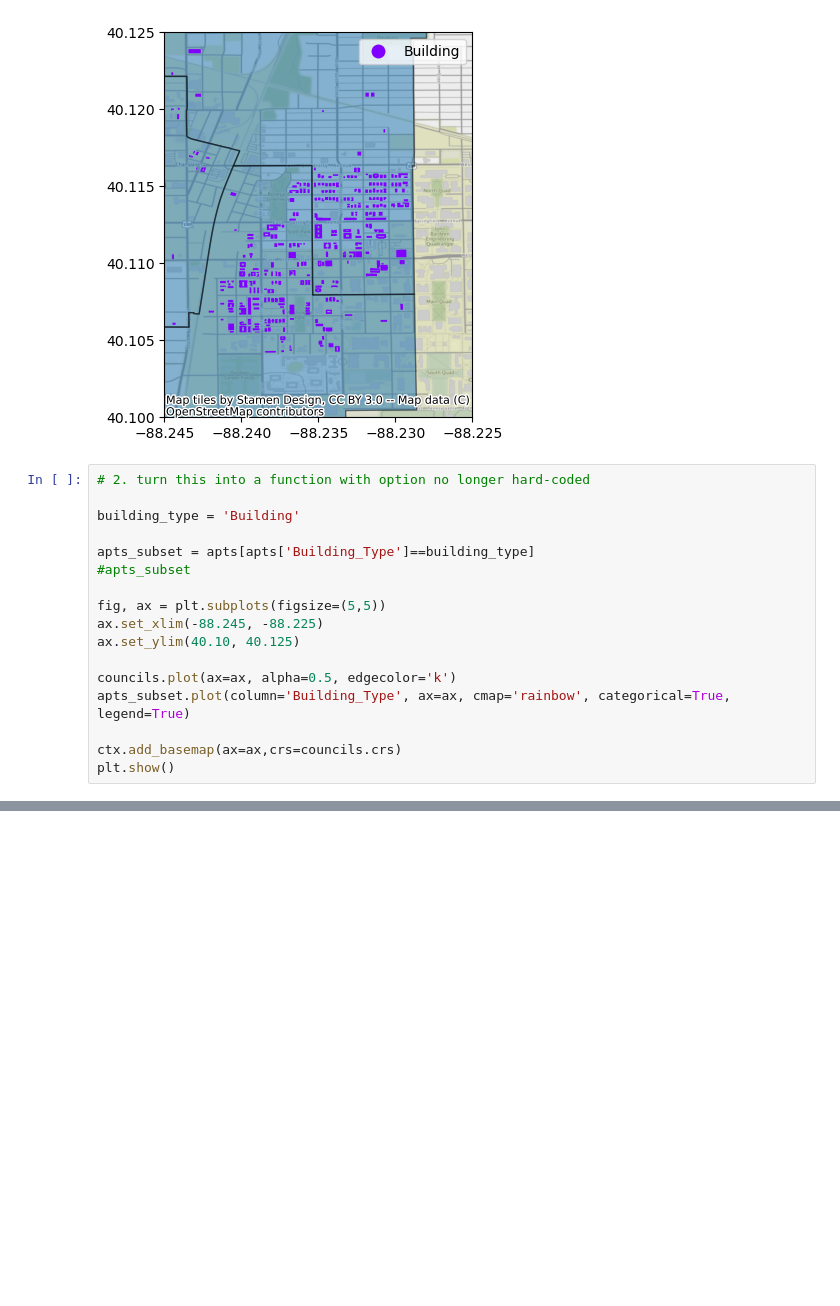
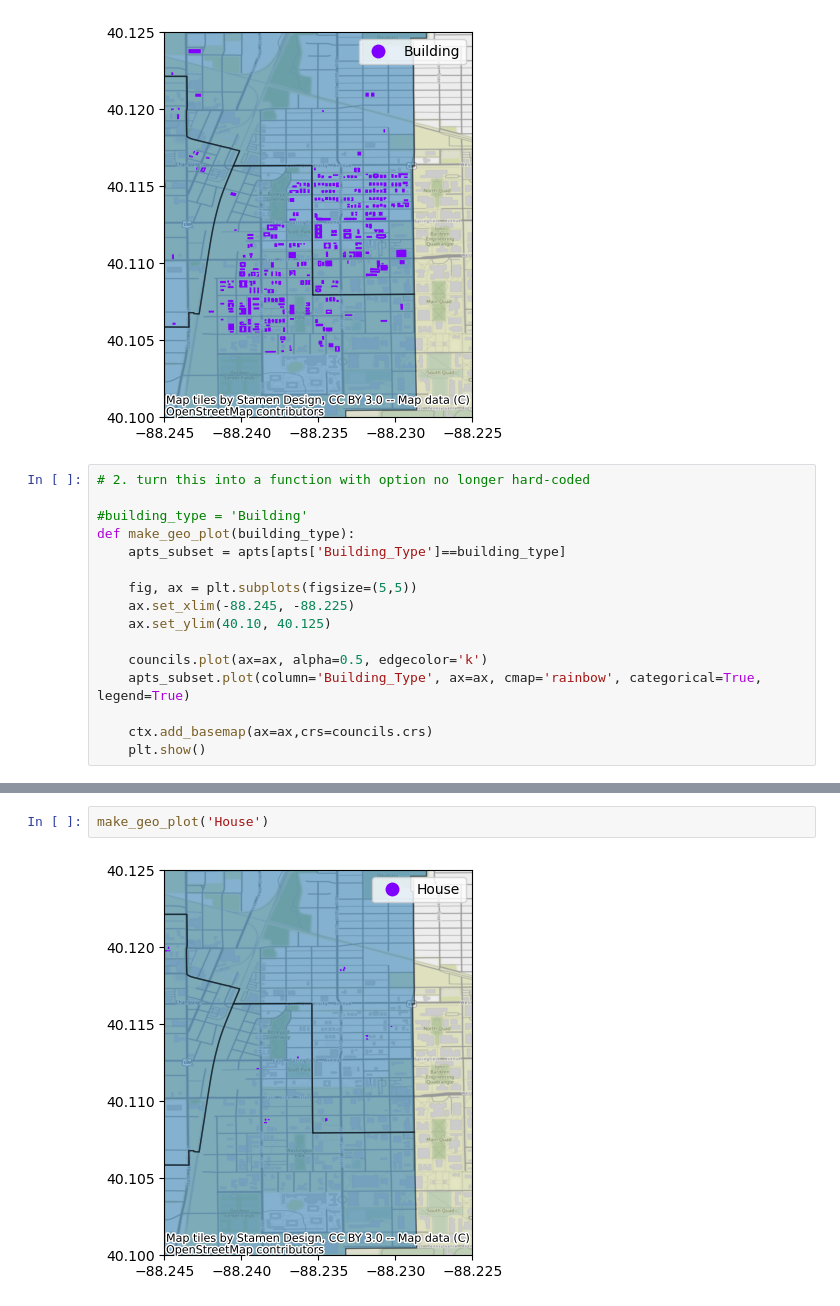
Before and after one commit to UIUC-iSchool-DataViz/is445_bcubcg_fall2022, a Jupyter notebook: week07/inClass_week07.ipynb, the cells around one changed output, grey strips where cells are left out. Saved outputs shown, nothing was run; the diff lists cells and outputs as text; blank space fills up the shorter version.

```diff
--- a/week07/inClass_week07.ipynb
+++ b/week07/inClass_week07.ipynb
@@ -519,17 +519,16 @@ plt.show()
 # %%
 # 2. turn this into a function with option no longer hard-coded
 
-building_type = 'Building'
+#building_type = 'Building'
+def make_geo_plot(building_type):
+    apts_subset = apts[apts['Building_Type']==building_type]
 
-apts_subset = apts[apts['Building_Type']==building_type]
-#apts_subset
+    fig, ax = plt.subplots(figsize=(5,5))
+    ax.set_xlim(-88.245, -88.225)
+    ax.set_ylim(40.10, 40.125)
 
-fig, ax = plt.subplots(figsize=(5,5))
-ax.set_xlim(-88.245, -88.225)
-ax.set_ylim(40.10, 40.125)
+    councils.plot(ax=ax, alpha=0.5, edgecolor='k')
+    apts_subset.plot(column='Building_Type', ax=ax, cmap='rainbow', categorical=True, legend=True)
 
-councils.plot(ax=ax, alpha=0.5, edgecolor='k')
-apts_subset.plot(column='Building_Type', ax=ax, cmap='rainbow', categorical=True, legend=True)
-
-ctx.add_basemap(ax=ax,crs=councils.crs)
-plt.show()
+    ctx.add_basemap(ax=ax,crs=councils.crs)
+    plt.show()
@@ -535,0 +540,4 @@ plt.show()
+# %%
+make_geo_plot('House')
+# %% [output]
+[figure, added]
```
Also changed, not shown: parts of 2 cells of this notebook.
